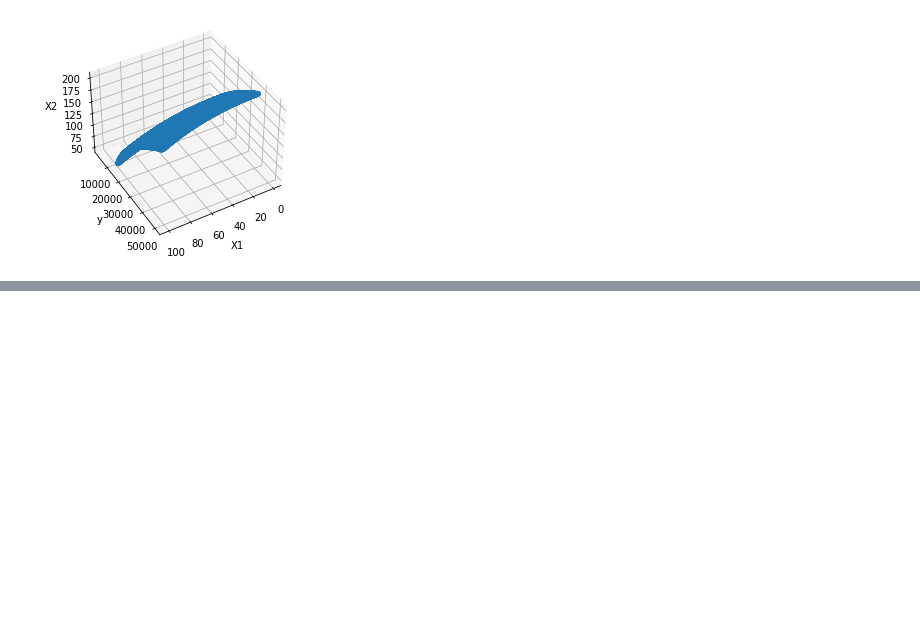
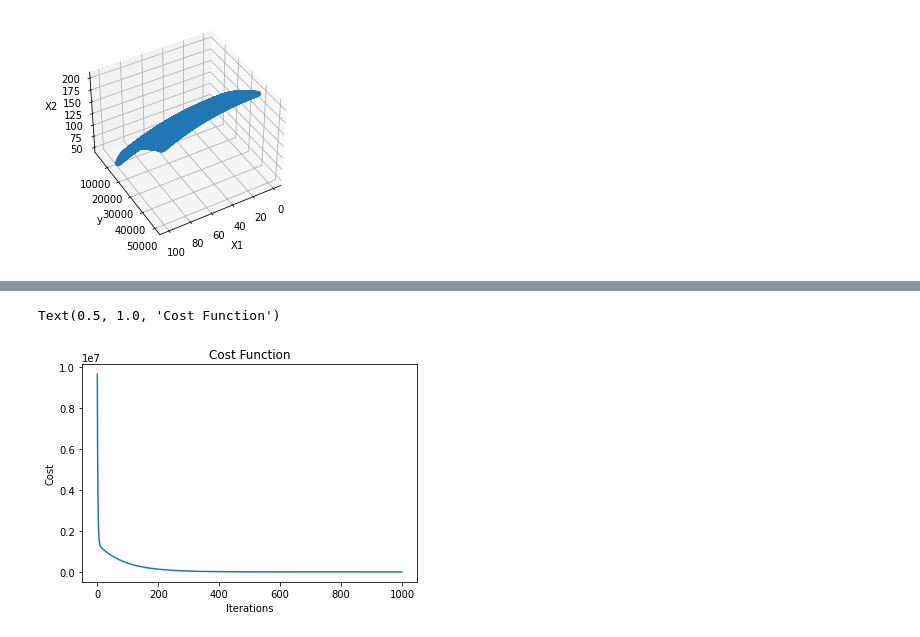
Before and after one commit to Elguetajj/regularized-linear-regression, a Jupyter notebook: Untitled.ipynb, the cells around one changed output, grey strips where cells are left out. Saved outputs shown, nothing was run; the diff lists cells and outputs as text; code cells hidden in the pictures; blank space fills up the shorter version.

```diff
--- a/Untitled.ipynb
+++ b/Untitled.ipynb
@@ -164,0 +141,8 @@ Text(0.5, 1.0, 'Cost Function')
+# %%
+plt.plot(results[1][1])
+plt.xlabel('Iterations')
+plt.ylabel('Cost')
+plt.title('Cost Function')
+# %% [output]
+Text(0.5, 1.0, 'Cost Function')
+[figure, added]
```
Also changed, not shown: parts of 20 cells of this notebook.
